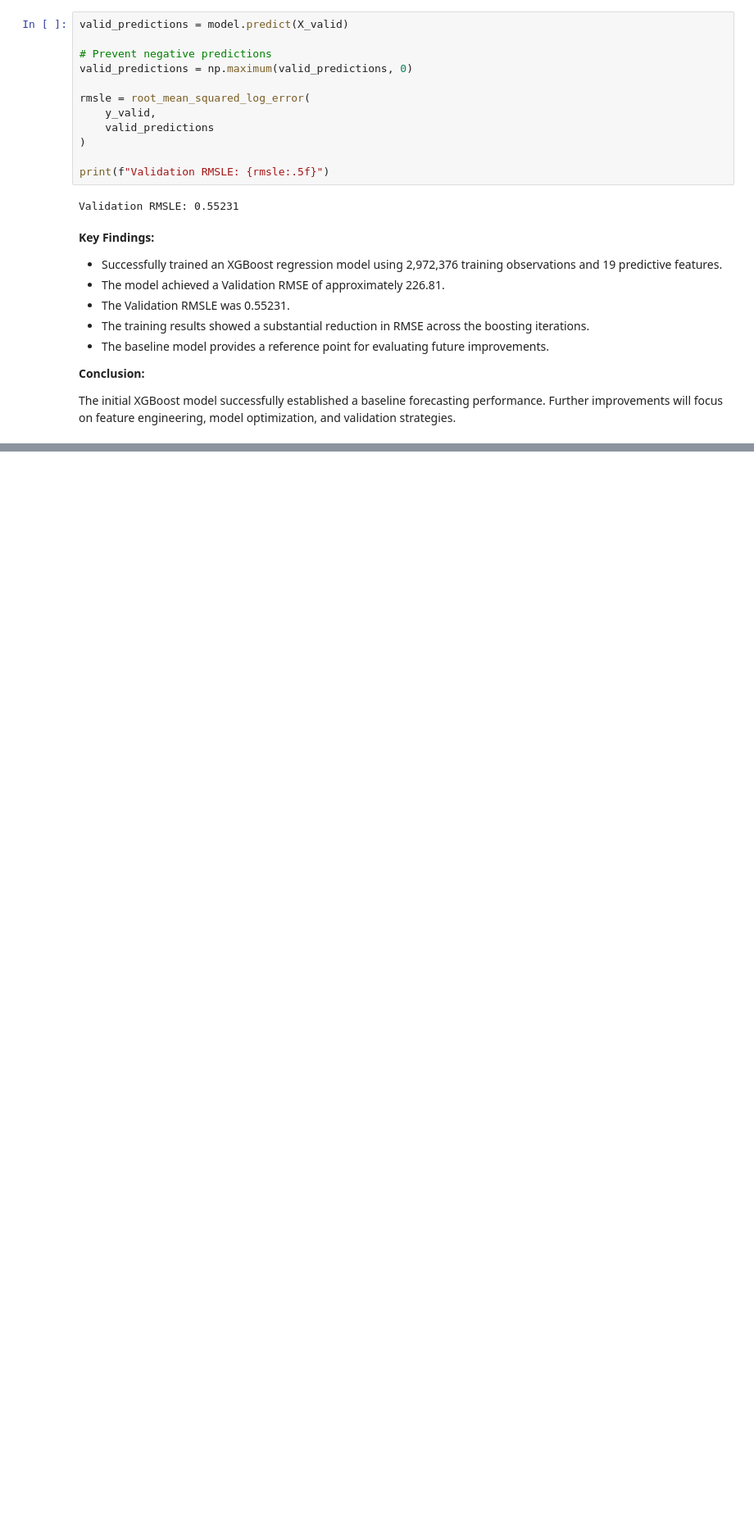
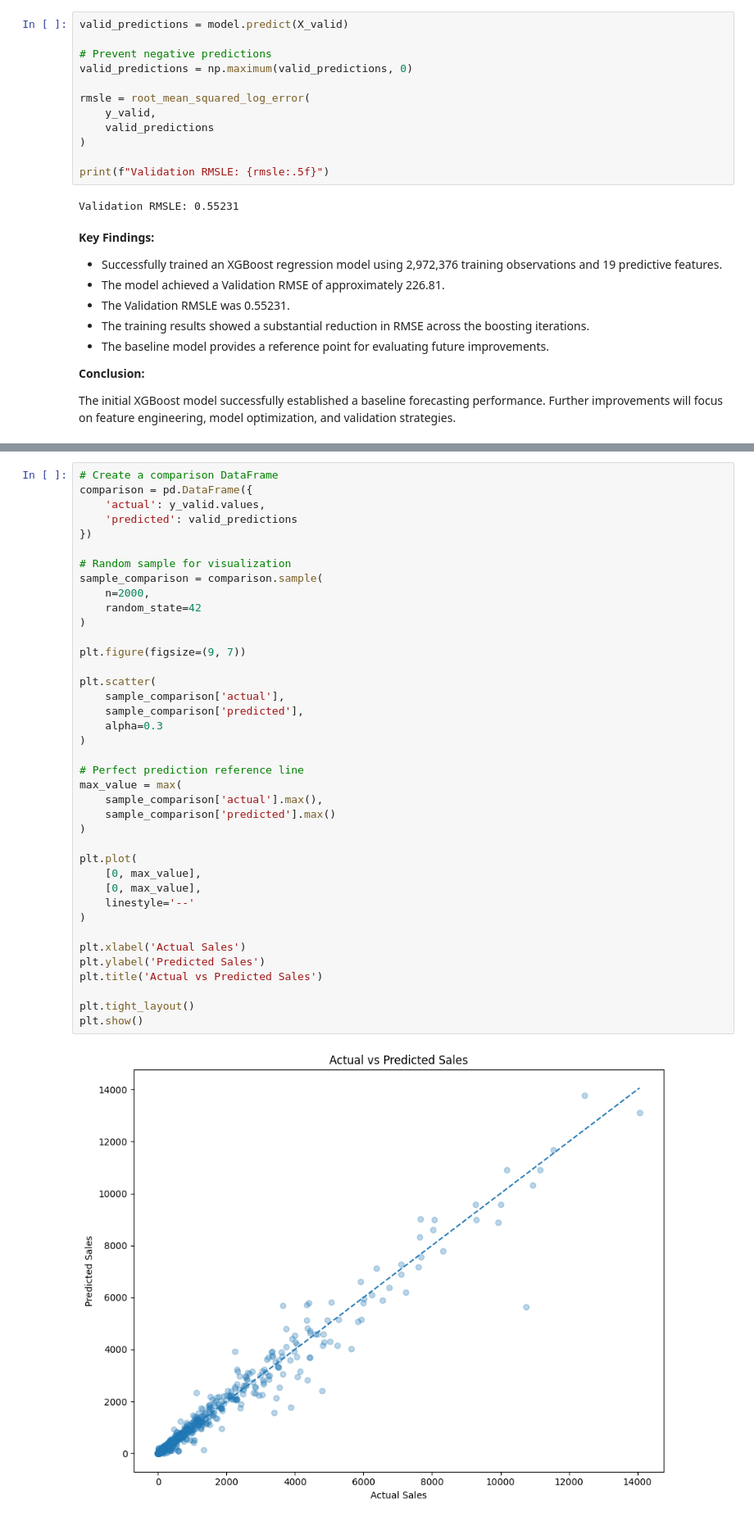
Before and after one commit to MosabOs/Store-Sales-Forecasting-Comp-V-Mosab-Os, a Jupyter notebook: store-sales-forecasting-comp-v-mosab-os.ipynb, the cells around one changed output, grey strips where cells are left out. Shown at 82% size. Drawn from its saved outputs; the diff is of its cells as text; blank space fills up the shorter version.

Commit message:
Kaggle Notebook | Store Sales Forecasting Comp – V Mosab Os | V 1.4

```diff
--- a/store-sales-forecasting-comp-v-mosab-os.ipynb
+++ b/store-sales-forecasting-comp-v-mosab-os.ipynb
@@ -2295,0 +2388,41 @@ The initial XGBoost model successfully established a baseline forecasting perfor
+# %%
+# Create a comparison DataFrame
+comparison = pd.DataFrame({
+    'actual': y_valid.values,
+    'predicted': valid_predictions
+})
+
+# Random sample for visualization
+sample_comparison = comparison.sample(
+    n=2000,
+    random_state=42
+)
+
+plt.figure(figsize=(9, 7))
+
+plt.scatter(
+    sample_comparison['actual'],
+    sample_comparison['predicted'],
+    alpha=0.3
+)
+
+# Perfect prediction reference line
+max_value = max(
+    sample_comparison['actual'].max(),
+    sample_comparison['predicted'].max()
+)
+
+plt.plot(
+    [0, max_value],
+    [0, max_value],
+    linestyle='--'
+)
+
+plt.xlabel('Actual Sales')
+plt.ylabel('Predicted Sales')
+plt.title('Actual vs Predicted Sales')
+
+plt.tight_layout()
+plt.show()
+# %% [output]
+[figure, added]
```
Also changed, not shown: parts of 61 cells of this notebook.
